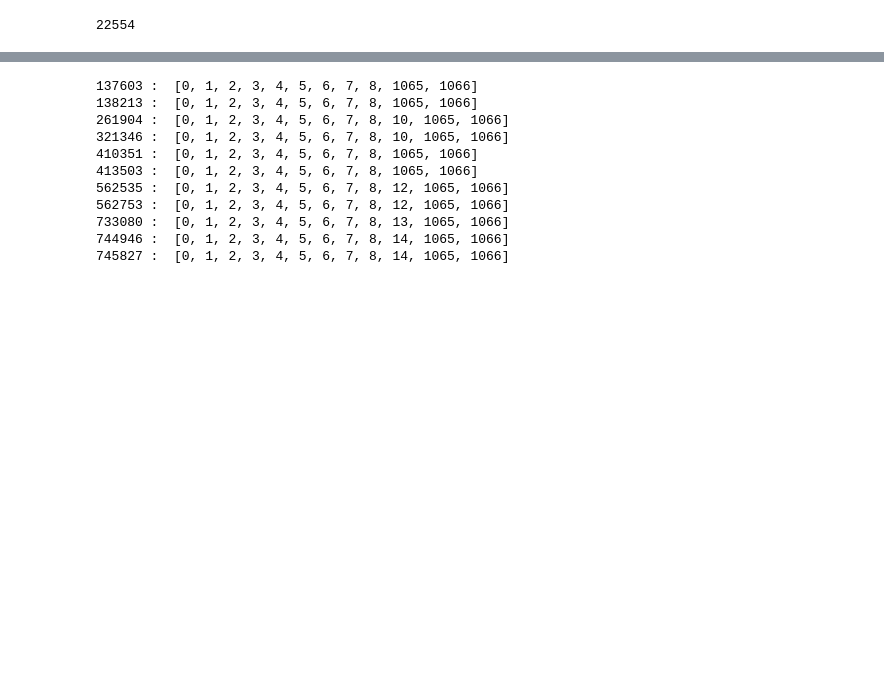
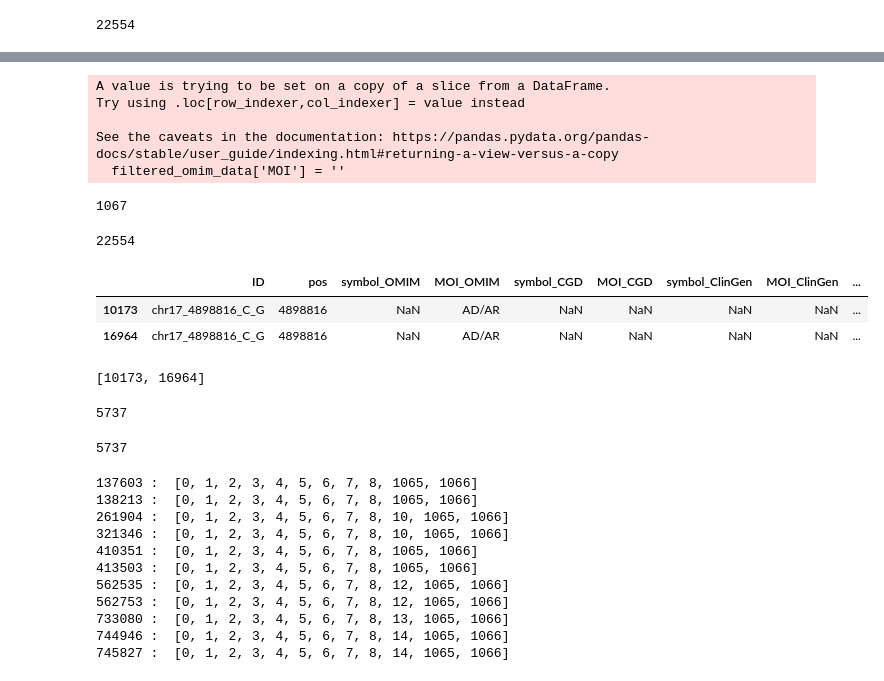
Before and after one commit to alihaji1221/Mode-of-Inheritance-Task, a Jupyter notebook: Mode_of_Inheritance_Task.ipynb, the cells around one changed output, grey strips where cells are left out. Saved outputs shown, nothing was run; the diff lists cells and outputs as text; code cells hidden in the pictures; blank space fills up the shorter version.

```diff
--- a/Mode_of_Inheritance_Task.ipynb
+++ b/Mode_of_Inheritance_Task.ipynb
@@ -78 +89,31 @@ data.head(5)
+# %%
+# preprocess OMIM database: filter some columns and add MOI column based on Phenotypes
+filtered_columns = ['Genomic Position Start', 'Genomic Position End', 'Gene/Locus And Other Related Symbols', 'Gene Name', 'Phenotypes']
+
+filtered_omim_data = omim_data[filtered_columns]
+
+filtered_omim_data['MOI'] = ''
+
+for i, phenotype in enumerate(filtered_omim_data['Phenotypes']):
+    MOI_list = []
+    if "dominant" in str(phenotype).lower() and "recessive" in str(phenotype).lower():
+      MOI_list.append('AD/AR')
+    elif "dominant" in str(phenotype).lower():
+      MOI_list.append('AD')
+    elif "recessive" in str(phenotype).lower():
+      MOI_list.append('AR')
+    else:
+      MOI_list.append('')
+    filtered_omim_data.at[i, 'MOI'] = ', '.join(MOI_list)
+
+
+output_file_path = "/content/drive/MyDrive/Mode of Inheritance Task/Mode of Inheritance Task files/preprocessed databases/filtered_omim_data.csv"
+
+filtered_omim_data.to_csv(output_file_path, index=False)
+# %% [output]
+A value is trying to be set on a copy of a slice from a DataFrame.
+Try using .loc[row_indexer,col_indexer] = value instead
+
+See the caveats in the documentation: https://pandas.pydata.org/pandas-docs/stable/user_guide/indexing.html#returning-a-view-versus-a-copy
+  filtered_omim_data['MOI'] = ''
 # %%
@@ -80,3 +121,28 @@ gene_interval_list = [(data['Genomic Position Start'][i], data['Genomic Position
+# %%
+len(gene_interval_list)
+# %% [output]
+1067
+# %%
+len(pos_list)
+# %% [output]
+22554
+# %%
+df = pd.read_csv('/content/drive/MyDrive/Mode of Inheritance Task/Mode of Inheritance Task files/temp_output_updated.csv')
+# %%
+df[df['pos'] == 4898816]
+# %% [output]
+|  | ID | pos | symbol_OMIM | MOI_OMIM | symbol_CGD | MOI_CGD | symbol_ClinGen | MOI_ClinGen | ... |
+| 10173 | chr17_4898816_C_G | 4898816 | NaN | AD/AR | NaN | NaN | NaN | NaN | ... |
+| 16964 | chr17_4898816_C_G | 4898816 | NaN | AD/AR | NaN | NaN | NaN | NaN | ... |
+# %%
+indexes = [index for index, value in enumerate(pos_list) if value == 4898816]
+print(indexes)
+# %% [output]
+[10173, 16964]
+# %%
+len(set(pos_list))
+# %% [output]
+5737
 # %%
 pos_index_dict = {}
 for pos in pos_list:
@@ -85,6 +151,10 @@ for pos in pos_list:
     if start <= pos <= end:
       index_list.append(i)
   pos_index_dict[pos] = index_list
+# %%
+len(pos_index_dict)
+# %% [output]
+5737
 # %%
 count = 0
 for pos in pos_index_dict.keys():
```
Also changed, not shown: parts of 28 cells of this notebook, 1 other file.
